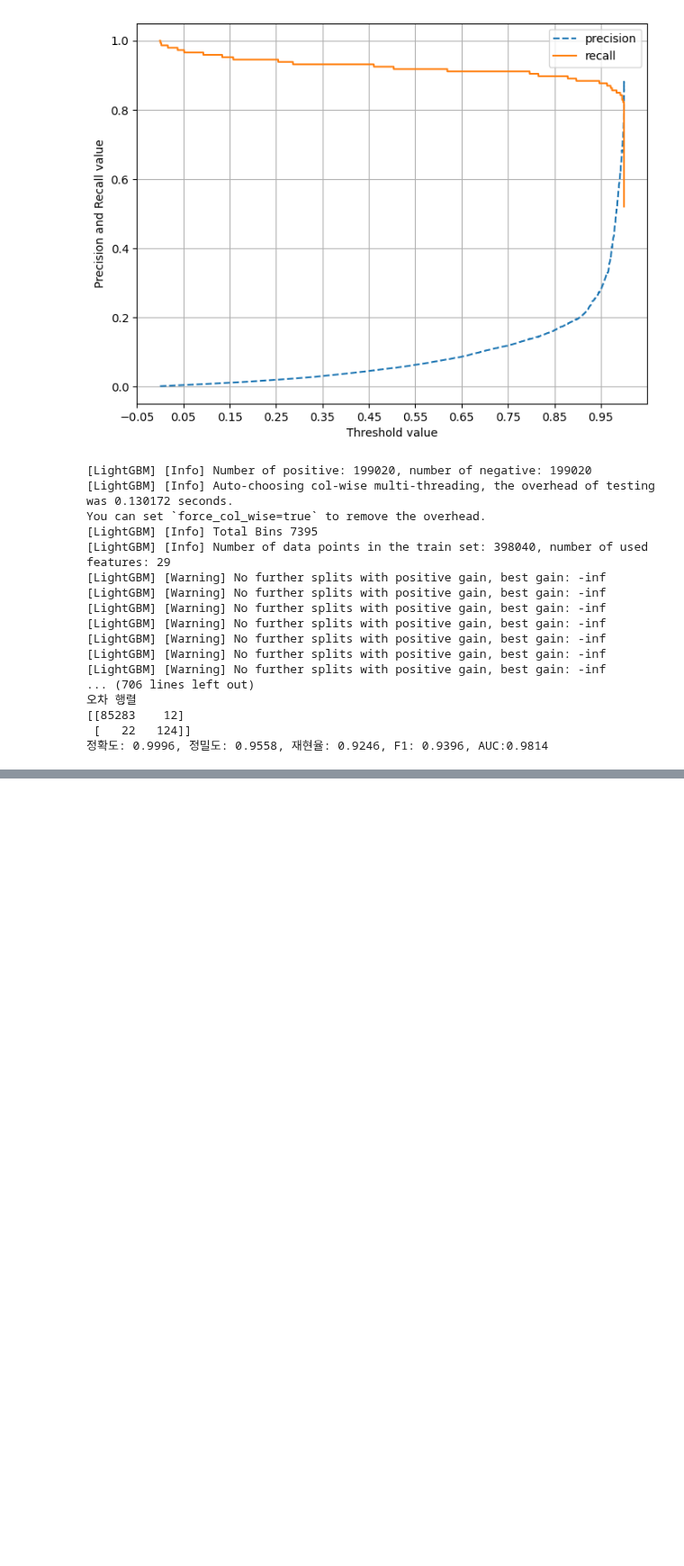
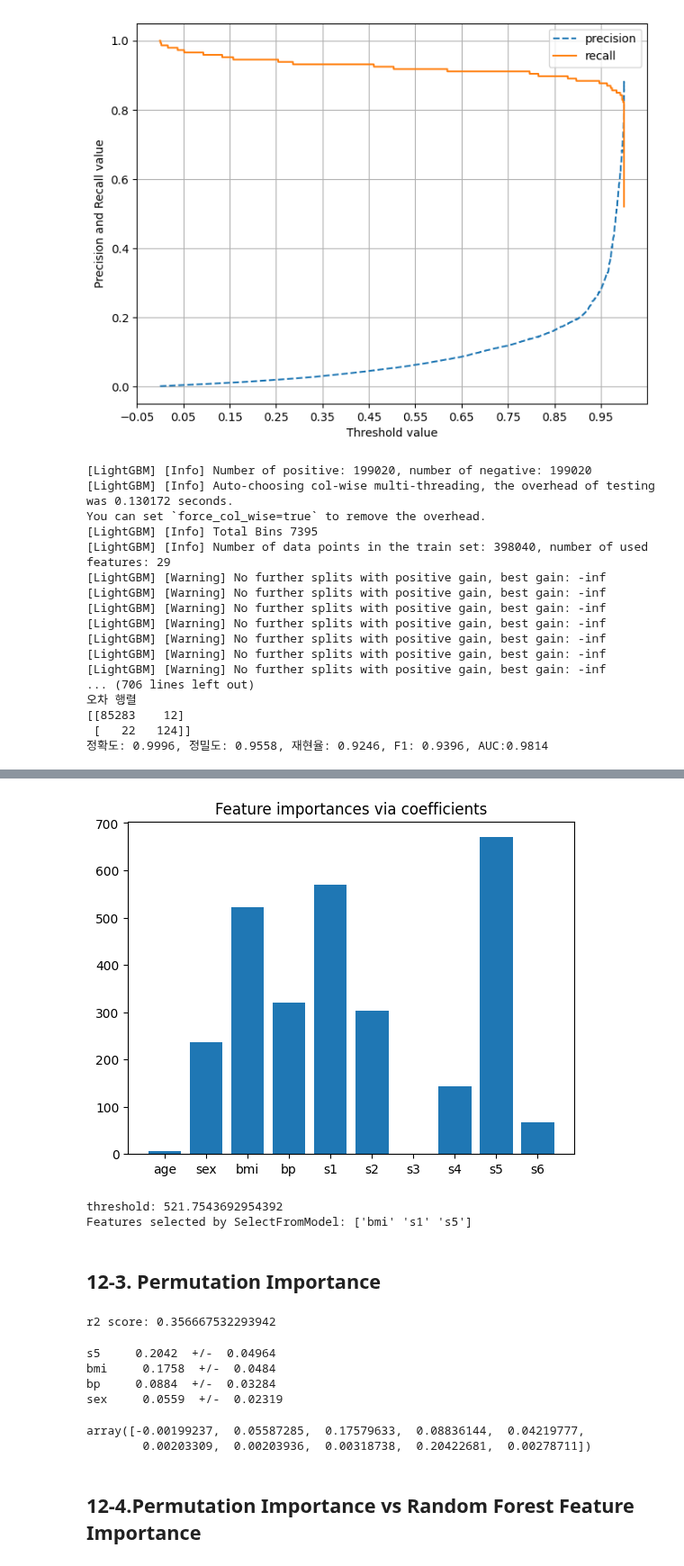
Before and after one commit to suhyeon03/study_ML_, a Jupyter notebook: _classification_practice.ipynb, the cells around one changed output, grey strips where cells are left out. Shown at 90% size. Drawn from its saved outputs; the diff is of its cells as text; code cells hidden in the pictures; blank space fills up the shorter version.

```diff
--- a/_classification_practice.ipynb
+++ b/_classification_practice.ipynb
@@ -1928,0 +2190,6 @@ You can set `force_col_wise=true` to remove the overhead.
+# %%
+from sklearn.datasets import load_diabetes
+
+diabetes = load_diabetes()
+X, y = diabetes.data, diabetes.target
+print(diabetes.DESCR)
@@ -1928,0 +2214,64 @@ You can set `force_col_wise=true` to remove the overhead.
+# %%
+import matplotlib.pyplot as plt
+import numpy as np
+from sklearn.linear_model import LassoCV
+
+lasso = LassoCV().fit(X, y)
+importance = np.abs(lasso.coef_)
+feature_names = np.array(diabetes.feature_names)
+plt.bar(height=importance, x=feature_names)
+plt.title("Feature importances via coefficients")
+plt.show()
+# %% [output]
+[figure, added]
+# %%
+from sklearn.feature_selection import SelectFromModel
+from time import time
+
+threshold = np.sort(importance)[-3] + 0.01
+print('threshold:', threshold)
+
+sfm = SelectFromModel(lasso, threshold='1.5 * median').fit(X, y)
+print("Features selected by SelectFromModel: "
+      f"{feature_names[sfm.get_support()]}")
+# %% [output]
+threshold: 521.7543692954392
+Features selected by SelectFromModel: ['bmi' 's1' 's5']
+# %% [markdown]
+## 12-3. Permutation Importance
+# %%
+from sklearn.datasets import load_diabetes
+from sklearn.model_selection import train_test_split
+from sklearn.linear_model import Ridge
+from sklearn.metrics import r2_score
+
+diabetes = load_diabetes()
+X_train, X_val, y_train, y_val = train_test_split(diabetes.data, diabetes.target, random_state=0)
+
+#학습, 예측, R2 Score 평가
+model = Ridge(alpha=1e-2).fit(X_train, y_train)
+y_pred = model.predict(X_val)
+print('r2 score:', r2_score(y_val, y_pred))
+# %% [output]
+r2 score: 0.356667532293942
+# %%
+from sklearn.inspection import permutation_importance
+
+r = permutation_importance(model, X_val, y_val, n_repeats=30, random_state=0)
+
+# 가장 평균 permutation importance가 높은 순으로 내림차순 정렬 후 평균 permutation importance값과 표준 편차 출력
+for i in r.importances_mean.argsort()[::-1]:
+    if r.importances_mean[i] - 2 * r.importances_std[i] > 0:
+         print(diabetes.feature_names[i],"   ", np.round(r.importances_mean[i], 4), " +/- ", np.round(r.importances_std[i], 5))
+# %% [output]
+s5     0.2042  +/-  0.04964
+bmi     0.1758  +/-  0.0484
+bp     0.0884  +/-  0.03284
+sex     0.0559  +/-  0.02319
+# %%
+r.importances_mean
+# %% [output]
+array([-0.00199237,  0.05587285,  0.17579633,  0.08836144,  0.04219777,
+        0.00203309,  0.00203936,  0.00318738,  0.20422681,  0.00278711])
+# %% [markdown]
+## 12-4.Permutation Importance vs Random Forest Feature Importance
```
Also changed, not shown: parts of 29 cells of this notebook.
